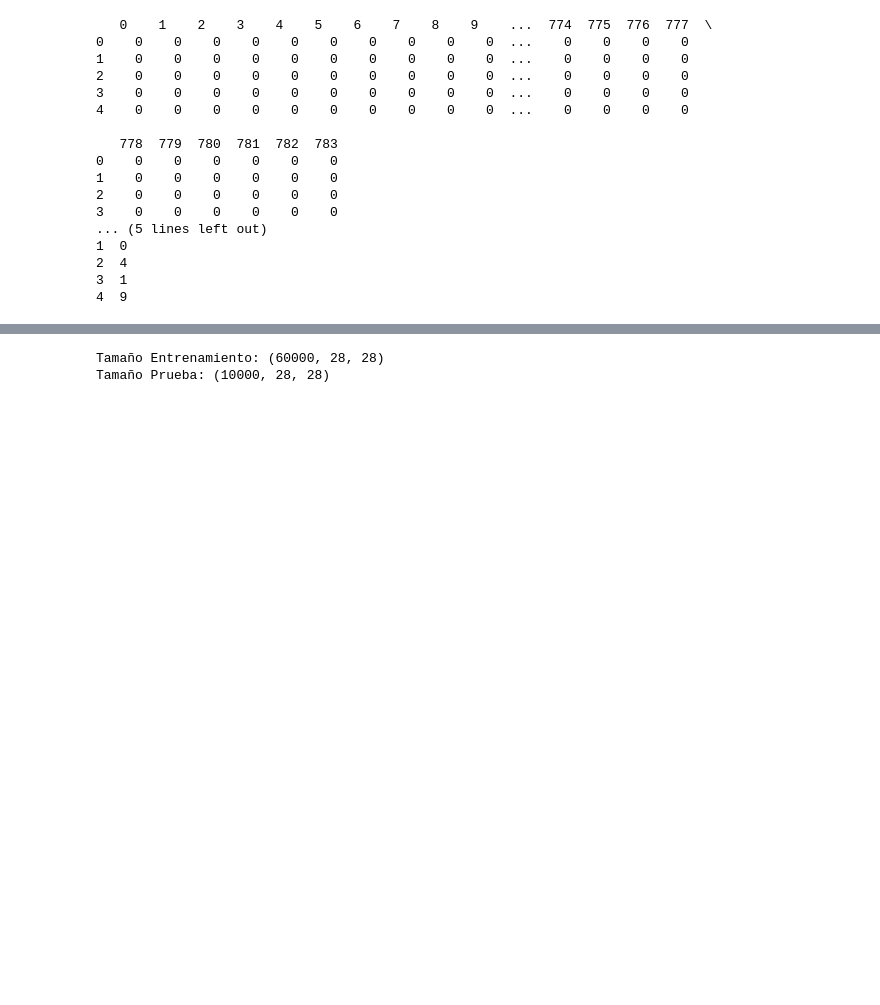
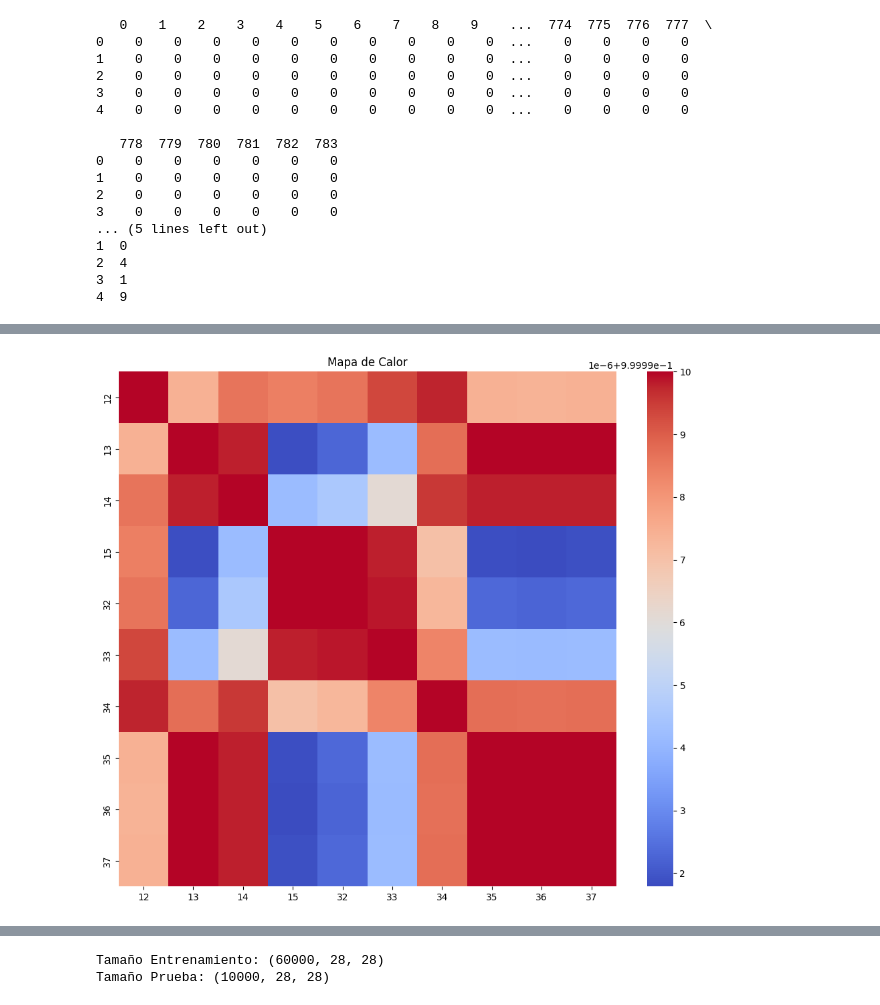
Before and after one commit to jfdonosom/Notebooks, a Jupyter notebook: Entrega_Final_DS_III_Donoso_Mendieta.ipynb, the cells around one changed output, grey strips where cells are left out. Drawn from its saved outputs; the diff is of its cells as text; code cells hidden in the pictures; blank space fills up the shorter version.

```diff
--- a/Entrega_Final_DS_III_Donoso_Mendieta.ipynb
+++ b/Entrega_Final_DS_III_Donoso_Mendieta.ipynb
@@ -57,0 +113,5 @@ print(df_y_train[:5])
+# %%
+# Estadística Descriptiva
+desc_stats_x = df_X_train.describe()
+filtered_desc_stats_x = desc_stats_x.loc[:, desc_stats_x.loc['mean'] != 0]
+print(filtered_desc_stats_x)
@@ -57,0 +148,12 @@ print(df_y_train[:5])
+# %%
+# Matriz de Correlación
+filtered_df = filtered_desc_stats_x.iloc[:, :10]
+corr_matrix = filtered_df.corr()
+
+# Heatmap
+plt.figure(figsize=(12, 10))
+sns.heatmap(corr_matrix, cmap='coolwarm')
+plt.title('Mapa de Calor')
+plt.show()
+# %% [output]
+[figure, added]
```
Also changed, not shown: parts of 49 cells of this notebook.
